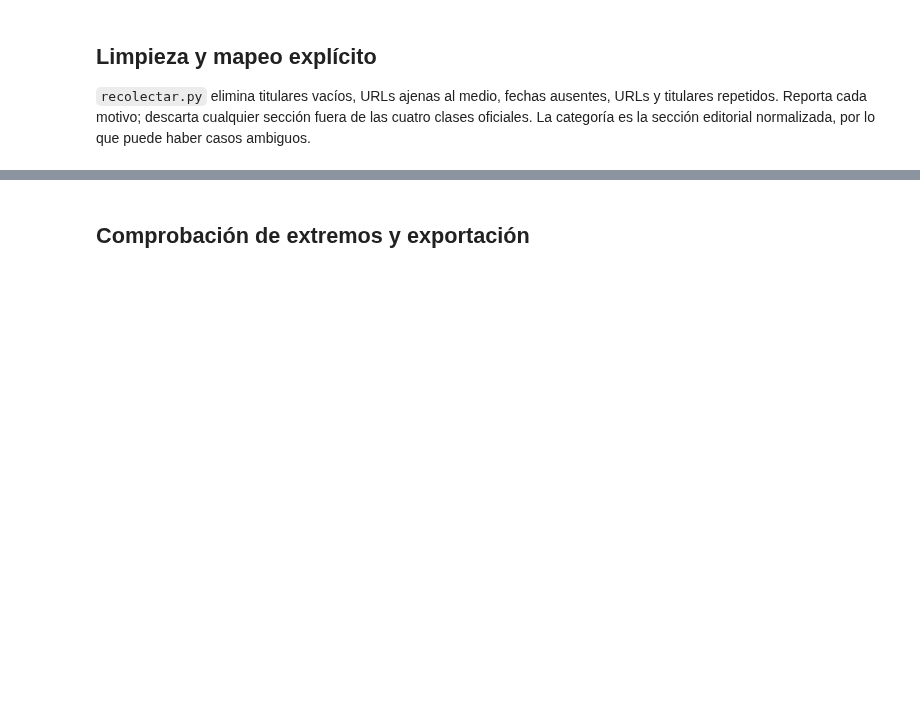
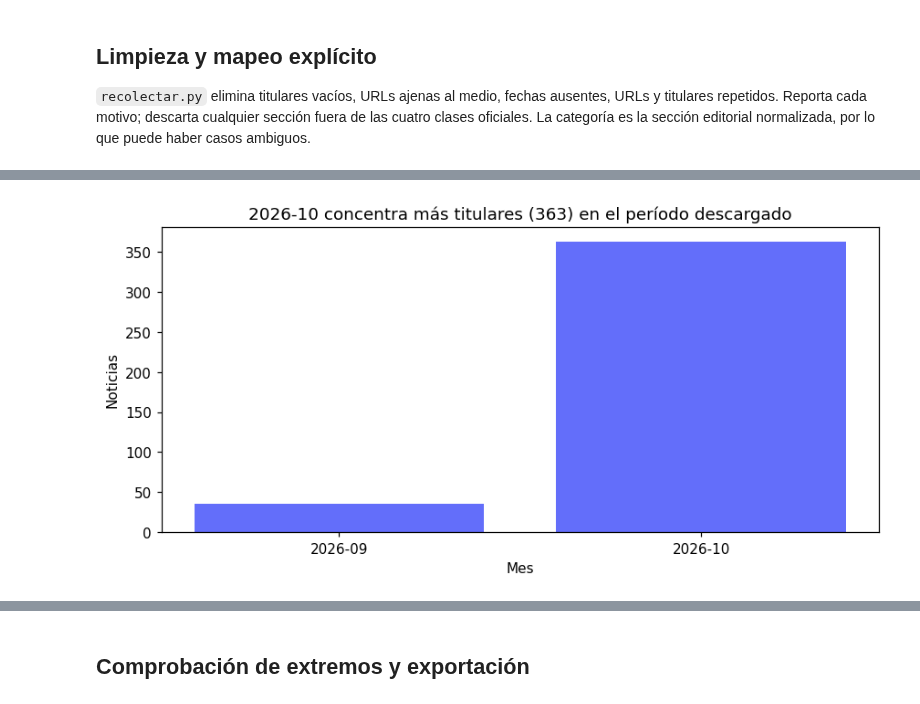
Before and after one commit to victorroman1998/Python_2, a Jupyter notebook: tarea_1/01_recoleccion.ipynb, the cells around one changed output, grey strips where cells are left out. Drawn from its saved outputs; the diff is of its cells as text; code cells hidden in the pictures; blank space fills up the shorter version.

```diff
--- a/tarea_1/01_recoleccion.ipynb
+++ b/tarea_1/01_recoleccion.ipynb
@@ -80,13 +92,20 @@ fig.show()
 # %%
 df['fecha'] = pd.to_datetime(df['fecha'], errors='coerce')
 assert df['fecha'].notna().all(), 'Hay fechas sin analizar: revisar la fuente.'
 por_mes = df.assign(mes=df['fecha'].dt.to_period('M').astype(str)).groupby('mes').size().reset_index(name='noticias')
 pico = por_mes.loc[por_mes['noticias'].idxmax()]
 fig = px.bar(por_mes, x='mes', y='noticias',
              title=f"{pico['mes']} concentra más titulares ({pico['noticias']}) en el período descargado")
 fig.show()
+
+fig_estatica, ax = plt.subplots(figsize=(8, 4))
+ax.bar(por_mes['mes'], por_mes['noticias'], color='#636efa')
+ax.set(title=fig.layout.title.text, xlabel='Mes', ylabel='Noticias')
+fig_estatica.tight_layout()
+plt.show()
 # %% [output]
 [interactive output not drawn]
+[figure, added]
 # %%
 df['caracteres'] = df['titular'].str.len()
 mediana = int(df['caracteres'].median())
```
Also changed, not shown: parts of 4 cells of this notebook, 1 other file.
